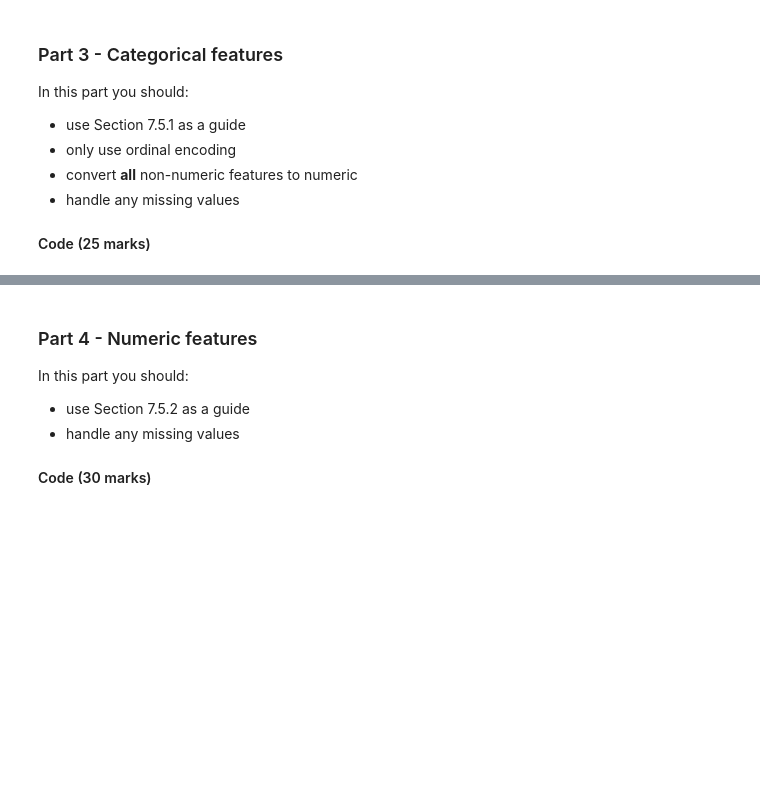
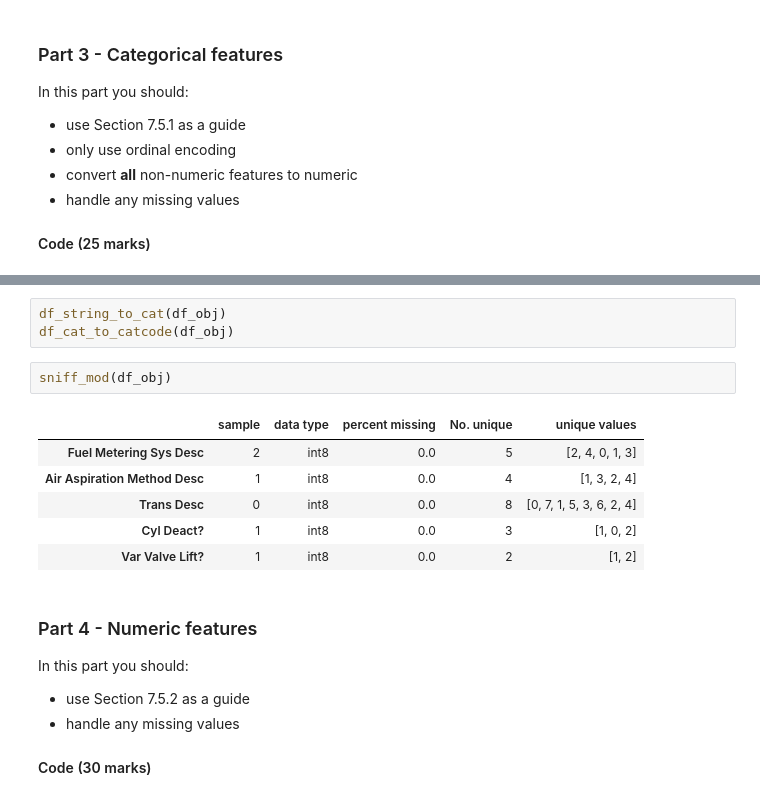
Before and after one commit to educbd/ML_, a Jupyter notebook: Graded_Lab_3.ipynb, the cells around one changed output, grey strips where cells are left out. Drawn from its saved outputs; the diff is of its cells as text; blank space fills up the shorter version.

```diff
--- a/Graded_Lab_3.ipynb
+++ b/Graded_Lab_3.ipynb
@@ -296,3 +319,15 @@ In this part you should:
+# %%
+df_string_to_cat(df_obj)
+df_cat_to_catcode(df_obj)
+# %%
+sniff_mod(df_obj)
+# %% [output]
+|  | sample | data type | percent missing | No. unique | unique values |
+| Fuel Metering Sys Desc | 2 | int8 | 0.0 | 5 | [2, 4, 0, 1, 3] |
+| Air Aspiration Method Desc | 1 | int8 | 0.0 | 4 | [1, 3, 2, 4] |
+| Trans Desc | 0 | int8 | 0.0 | 8 | [0, 7, 1, 5, 3, 6, 2, 4] |
+| Cyl Deact? | 1 | int8 | 0.0 | 3 | [1, 0, 2] |
+| Var Valve Lift? | 1 | int8 | 0.0 | 2 | [1, 2] |
 # %% [markdown]
 ### Part 4 - Numeric features
 
```
Also changed, not shown: parts of 10 cells of this notebook.
